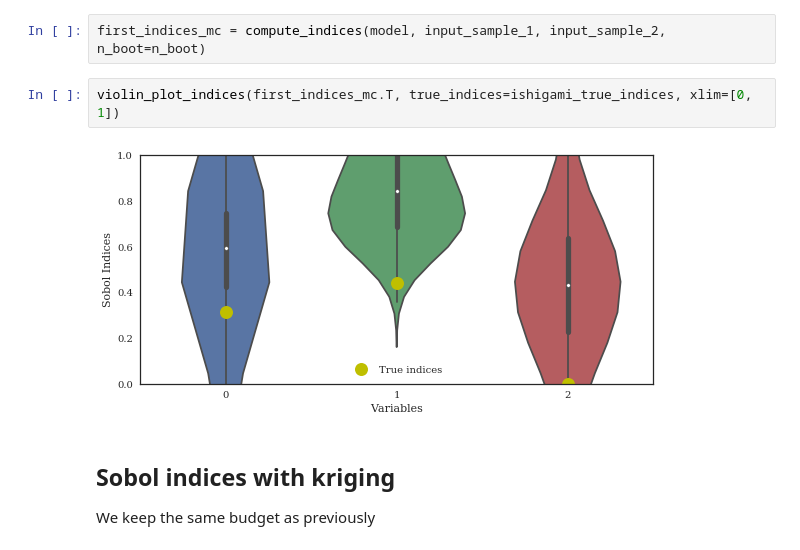
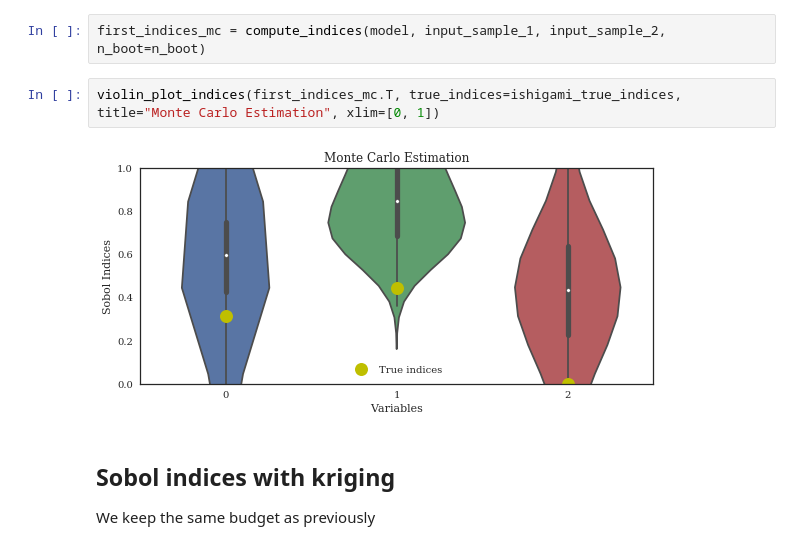
Before and after one commit to josephmure/otshapley, a Jupyter notebook: examples/kriking/kriging-sobol-ishigami.ipynb, the cells around one changed output. Cells and saved outputs as stored; diff of their text form.

```diff
--- a/examples/kriking/kriging-sobol-ishigami.ipynb
+++ b/examples/kriking/kriging-sobol-ishigami.ipynb
@@ -37,9 +37,9 @@ input_sample_2 = np.asarray(input_distribution.getSample(n_sample))
 # %%
 first_indices_mc = compute_indices(model, input_sample_1, input_sample_2, n_boot=n_boot)
 # %%
-violin_plot_indices(first_indices_mc.T, true_indices=ishigami_true_indices, xlim=[0, 1])
+violin_plot_indices(first_indices_mc.T, true_indices=ishigami_true_indices, title="Monte Carlo Estimation", xlim=[0, 1])
 # %% [output]
-[figure, old version]
+[figure, new version]
 # %% [markdown]
 ## Sobol indices with kriging
 We keep the same budget as previously
```
Also changed, not shown: parts of 6 cells of this notebook, 9 other files.
